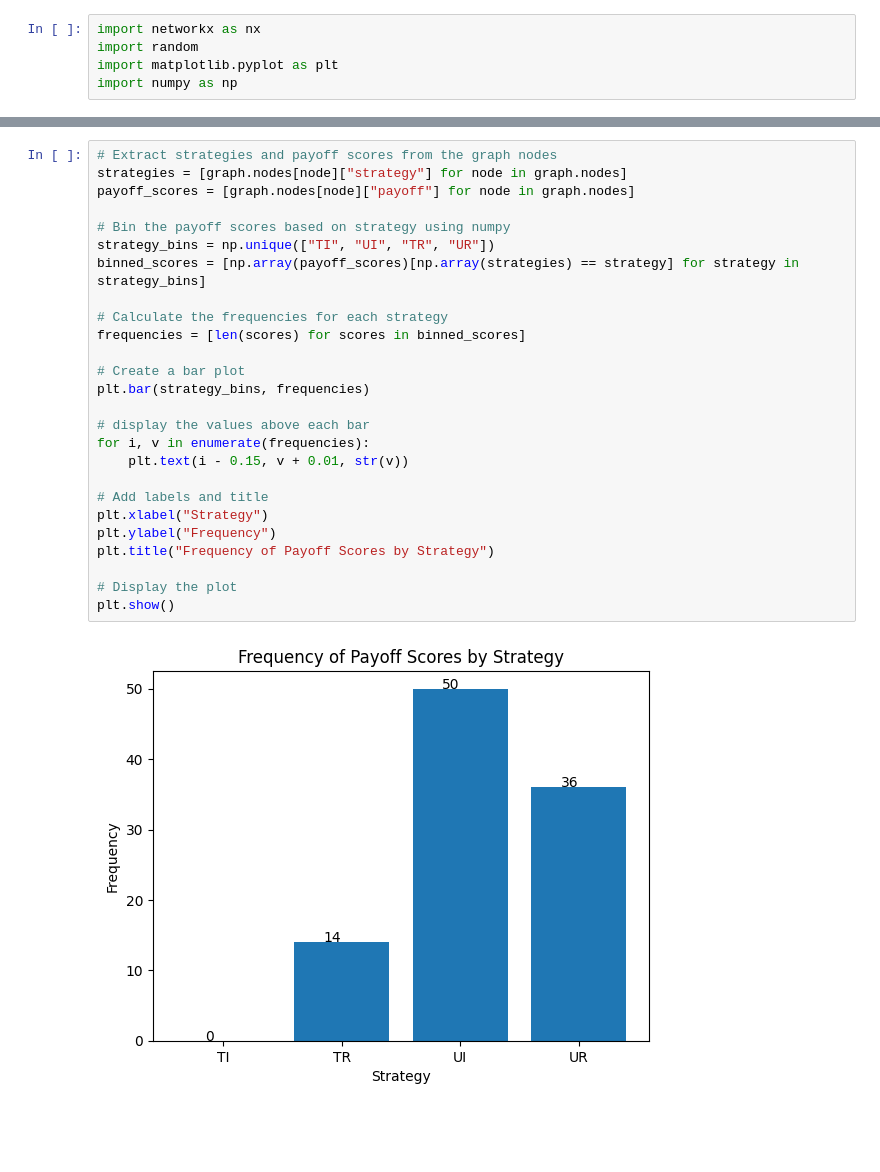
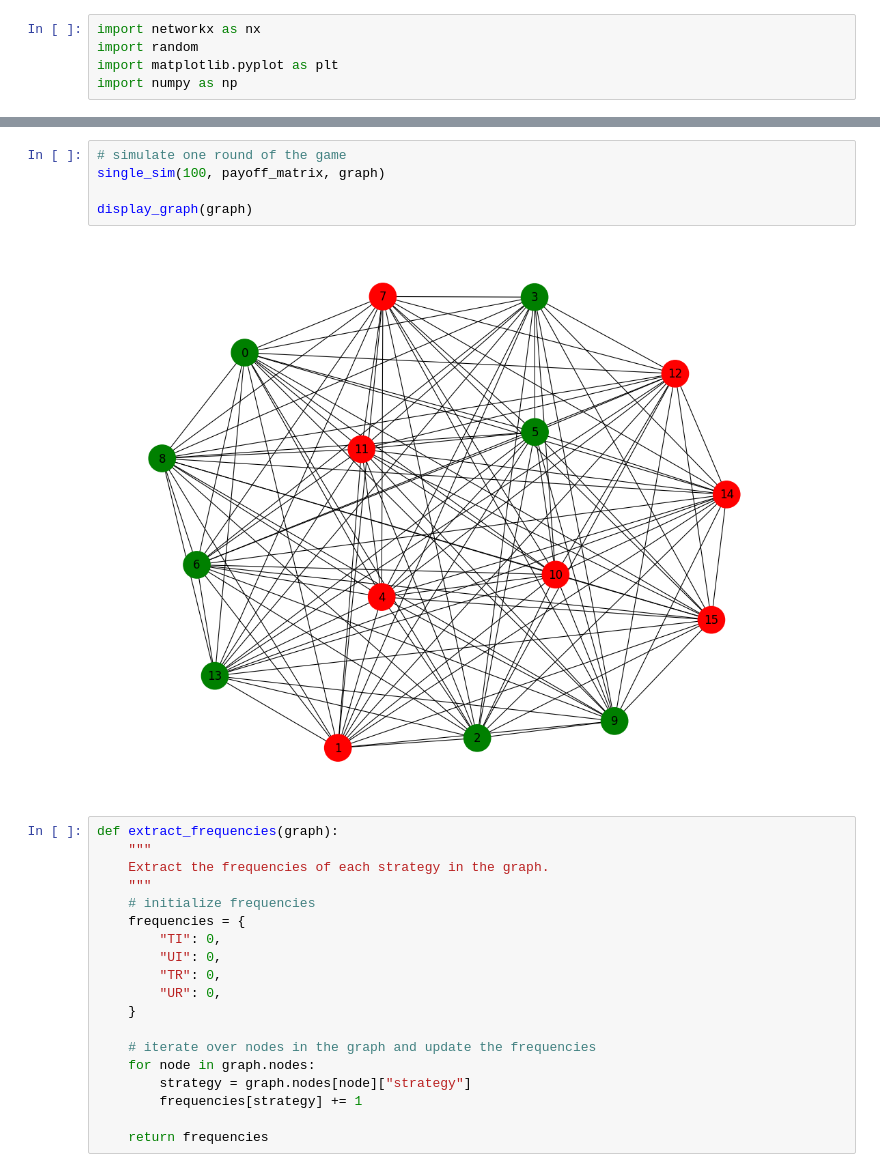
Before and after one commit to annieetang/game-of-hearts, a Jupyter notebook: single_simulation.ipynb, the cells around one changed output, grey strips where cells are left out. Saved outputs shown, nothing was run; the diff lists cells and outputs as text; blank space fills up the shorter version.

```diff
--- a/single_simulation.ipynb
+++ b/single_simulation.ipynb
@@ -180,28 +155,26 @@ plt.show()
-# %%
-# Extract strategies and payoff scores from the graph nodes
-strategies = [graph.nodes[node]["strategy"] for node in graph.nodes]
-payoff_scores = [graph.nodes[node]["payoff"] for node in graph.nodes]
-
-# Bin the payoff scores based on strategy using numpy
-strategy_bins = np.unique(["TI", "UI", "TR", "UR"])
-binned_scores = [np.array(payoff_scores)[np.array(strategies) == strategy] for strategy in strategy_bins]
-
-# Calculate the frequencies for each strategy
-frequencies = [len(scores) for scores in binned_scores]
-
-# Create a bar plot
-plt.bar(strategy_bins, frequencies)
-
-# display the values above each bar
-for i, v in enumerate(frequencies):
-    plt.text(i - 0.15, v + 0.01, str(v))
-
-# Add labels and title
-plt.xlabel("Strategy")
-plt.ylabel("Frequency")
-plt.title("Frequency of Payoff Scores by Strategy")
-
-# Display the plot
-plt.show()
-# %% [output]
-[figure, removed]
+# %%
+# simulate one round of the game
+single_sim(100, payoff_matrix, graph)
+
+display_graph(graph)
+# %% [output]
+[figure, added]
+# %%
+def extract_frequencies(graph):
+    """
+    Extract the frequencies of each strategy in the graph.
+    """
+    # initialize frequencies
+    frequencies = {
+        "TI": 0,
+        "UI": 0,
+        "TR": 0,
+        "UR": 0,
+    }
+
+    # iterate over nodes in the graph and update the frequencies
+    for node in graph.nodes:
+        strategy = graph.nodes[node]["strategy"]
+        frequencies[strategy] += 1
+
+    return frequencies
```
Also changed, not shown: parts of 10 cells of this notebook, 1 other file.
